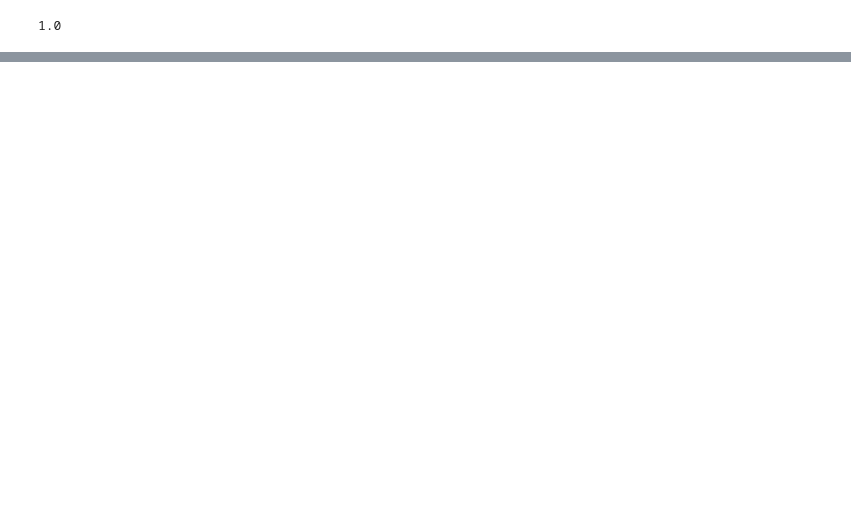
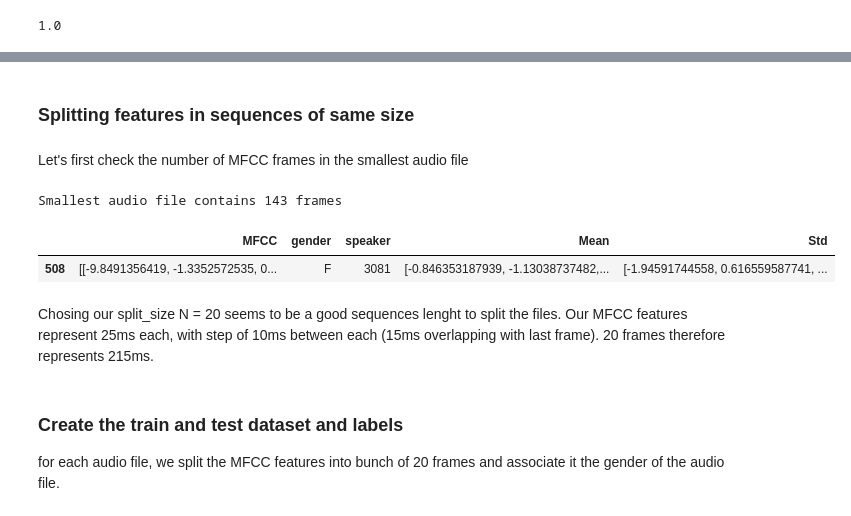
Before and after one commit to nathanquinteiro/swisscom_assignement, a Jupyter notebook: assignement.ipynb, the cells around one changed output, grey strips where cells are left out. Drawn from its saved outputs; the diff is of its cells as text; code cells hidden in the pictures; blank space fills up the shorter version.

```diff
--- a/assignement.ipynb
+++ b/assignement.ipynb
@@ -389,22 +338,0 @@ np.array([y_binary[0]]).shape
-# %%
-'''# This returns a tensor
-inputs = Input(shape=(cnn_train_features[0].shape[1],))
-
-# a layer instance is callable on a tensor, and returns a tensor
-x = Dense(64, activation='relu')(inputs)
-x = Dense(64, activation='relu')(x)
-predictions = Dense(2, activation='softmax')(x)
-
-# This creates a model that includes
-# the Input layer and three Dense layers
-model = Model(inputs=inputs, outputs=predictions)
-model.compile(optimizer='rmsprop',
-              loss='categorical_crossentropy',
-              metrics=['accuracy'])
-
-for i in range(len(cnn_train_features)):
-    model.fit(cnn_train_features[i], y_binary[i])
-
-
-#model.fit(cnn_train_features, y_binary)  # starts training
-'''
@@ -601,0 +360,13 @@ len(test_data.LSTMPreds == test_data.gender) / len(test_data)
+# %% [markdown]
+### Splitting features in sequences of same size
+# %% [markdown]
+Let's first check the number of MFCC frames in the smallest audio file
+# %%
+print("Smallest audio file contains {} frames".format(min(data.MFCC.map(lambda x: len(x)))))
+data[data.MFCC.map(lambda x: len(x)) == 143]
+# %% [output]
+Smallest audio file contains 143 frames
+|  | MFCC | gender | speaker | Mean | Std |
+| 508 | [[-9.8491356419, -1.3352572535, 0... | F | 3081 | [-0.846353187939, -1.13038737482,... | [-1.94591744558, 0.616559587741, ... |
+# %% [markdown]
+Chosing our split_size N = 20 seems to be a good sequences lenght to split the files. Our MFCC features represent 25ms each, with step of 10ms between each (15ms overlapping with last frame). 20 frames therefore represents 215ms.
@@ -601,0 +375,4 @@ len(test_data.LSTMPreds == test_data.gender) / len(test_data)
+# %% [markdown]
+### Create the train and test dataset and labels
+
+for each audio file, we split the MFCC features into bunch of 20 frames and associate it the gender of the audio file.
```
Also changed, not shown: parts of 84 cells of this notebook, 1 other file.
